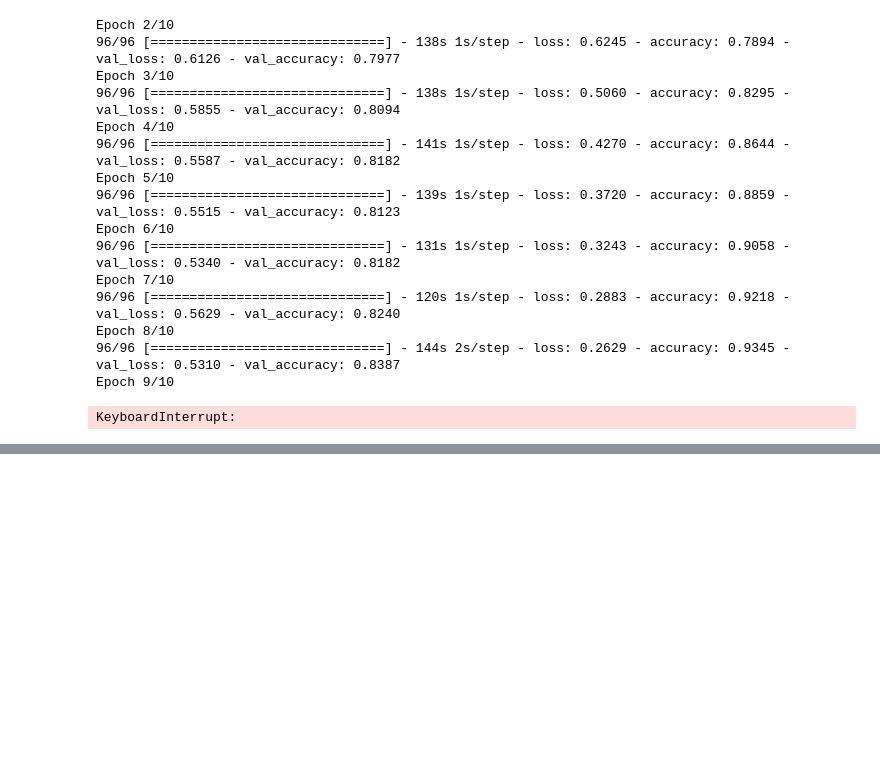
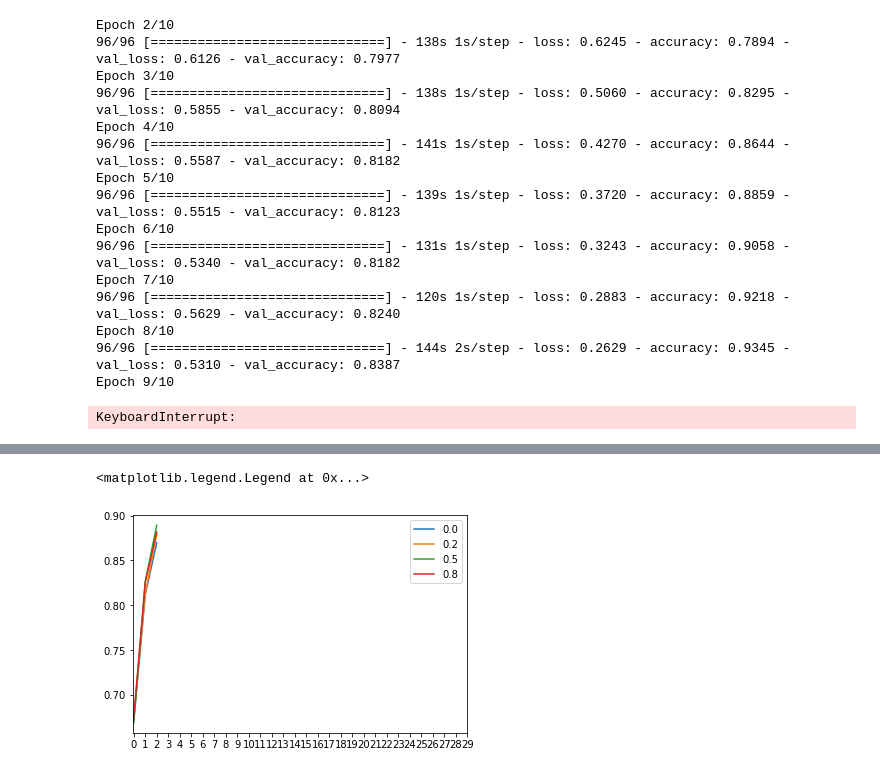
Before and after one commit to razorcd/ml-project, a Jupyter notebook: course8/course8.ipynb, the cells around one changed output, grey strips where cells are left out. Cells and saved outputs as stored; diff of their text form; code cells hidden in the pictures; blank space fills up the shorter version.

```diff
--- a/course8/course8.ipynb
+++ b/course8/course8.ipynb
@@ -55,7 +55,14 @@ Downloading data from https://storage.googleapis.com/download.tensorflow.org/dat
 from tensorflow.keras.preprocessing.image import ImageDataGenerator
 from tensorflow.keras.applications.xception import preprocess_input
 
-train_gen = ImageDataGenerator(preprocessing_function=preprocess_input)
+# generate data with augmentation. Generates more images by applying the image functions
+train_gen = ImageDataGenerator(preprocessing_function=preprocess_input,
+#                                rotation_range=30,
+#                                width_shift_range=10.0,
+#                                height_shift_range=10.0,
+                               shear_range=10,
+                               zoom_range=0.1,
+                               vertical_flip=True)
 
 train_ds = train_gen.flow_from_directory('./clothing-dataset-small/train',
                                          target_size=(150,150),
@@ -69,7 +76,7 @@ X, y = next(train_ds)
 
 
 
-val_gen = ImageDataGenerator(preprocessing_function=preprocess_input)
+val_gen = ImageDataGenerator(preprocessing_function=preprocess_input) #no augmentation, we want realistic results
 
 val_ds = val_gen.flow_from_directory('./clothing-dataset-small/validation',
                                      target_size=(150,150),
@@ -173,7 +180,7 @@ from tensorflow.keras.applications.xception import Xception
 from tensorflow.keras.applications.xception import preprocess_input
 from tensorflow.keras.applications.xception import decode_predictions
 
-def make_model(learning_rate=0.01, size_inner=10):
+def make_model(learning_rate=0.01, size_inner=10, droprate=0.5):
     base_model = Xception(weights='imagenet',
                           include_top=False, #don't include the dense layers
                           input_shape=(150,150,3))
@@ -189,6 +196,7 @@ def make_model(learning_rate=0.01, size_inner=10):
     vectors = keras.layers.GlobalAveragePooling2D()(base)
 
     inner = keras.layers.Dense(size_inner, activation='relu')(vectors)
+    drop = keras.layers.Dropout(droprate)(inner) #regularization to drop percetage of data when training (to randomly exclude logos)
 
     outputs = keras.layers.Dense(10)(inner)
 
@@ -287,0 +306,17 @@ Epoch 1/2
+# %%
+# Regularization
+# A OLX logo on a Tshirt trains the model that the logo means TShirt. This is incorrect.
+# playing with droprate
+
+learning_rate = 0.001
+size = 100
+
+scores = {}
+
+for droprate in [0.0, 0.2, 0.5, 0.8]:
+    print(size)
+    model = make_model(learning_rate=learning_rate,
+                       size_inner=size,
+                       droprate=droprate)
+    history = model.fit(train_ds, epochs=3, validation_data=val_ds)
+    scores[droprate] = history.history
@@ -287,0 +341,10 @@ Epoch 1/2
+# %%
+for dr, hist in scores.items():
+    plt.plot(hist['accuracy'], label=dr)
+#     plt.plot(hist['val_accuracy'], label=dr)
+
+plt.xticks(np.arange(30))
+plt.legend()
+# %% [output]
+<matplotlib.legend.Legend at 0x...>
+[figure, added]
```
Also changed, not shown: parts of 4 cells of this notebook.
